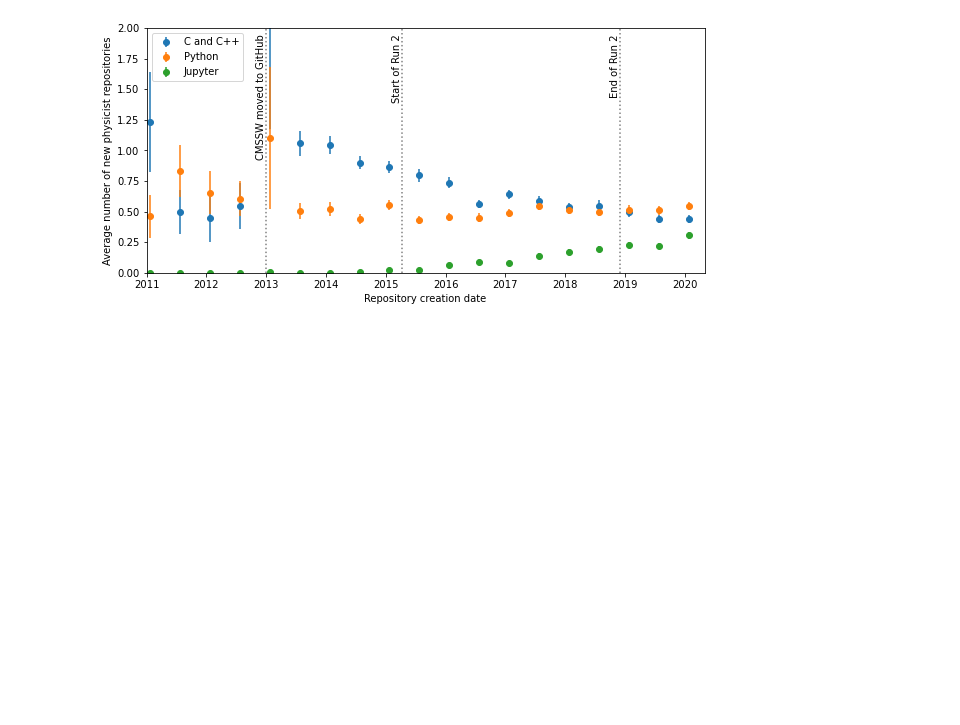
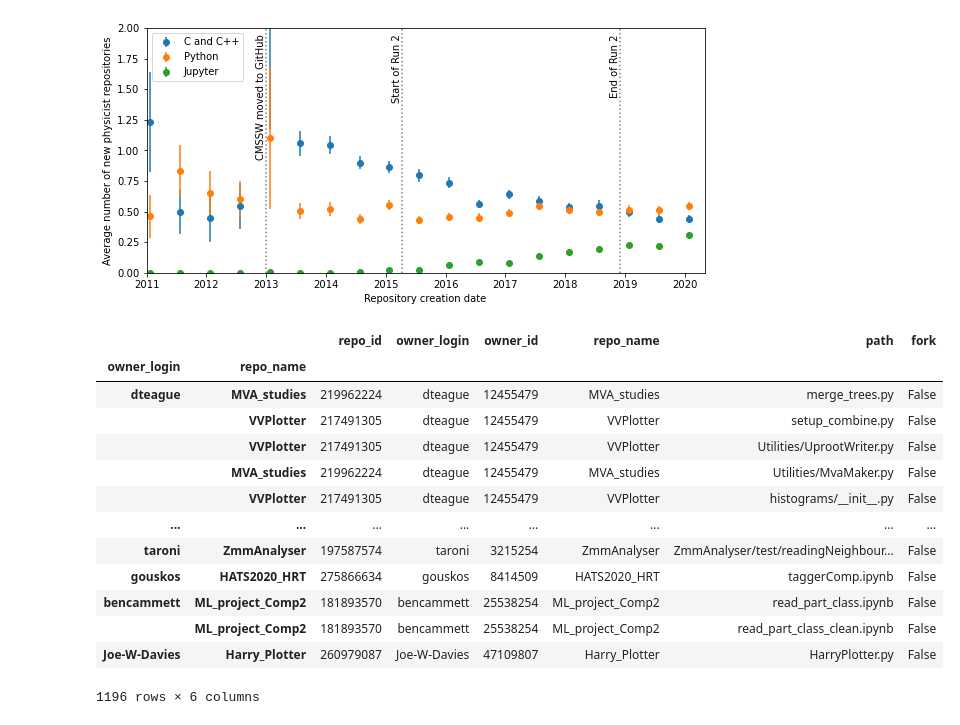
Before and after one commit to jpivarski-talks/2020-08-13-pyhep-debriefing, a Jupyter notebook: analyze-cmssw.ipynb, the cells around one changed output. Saved outputs shown, nothing was run; the diff lists cells and outputs as text; code cells hidden in the pictures; blank space fills up the shorter version.

```diff
--- a/analyze-cmssw.ipynb
+++ b/analyze-cmssw.ipynb
@@ -412,3 +412,40 @@ ax.set_ylim(0, 2)
 ax.legend(loc="upper left");
 # %% [output]
 [figure]
+# %%
+search_uproot_lists = {
+    "repo_id": [],
+    "owner_login": [],
+    "owner_id": [],
+    "repo_name": [],
+    "path": [],
+    "fork": [],
+}
+
+for filename in glob.glob("/mnt/forks-of-cmssw/packages/uproot/*.json"):
+    for match in json.load(open(filename))["items"]:
+        search_uproot_lists["repo_id"].append(match["repository"]["id"])
+        search_uproot_lists["owner_login"].append(match["repository"]["owner"]["login"])
+        search_uproot_lists["owner_id"].append(match["repository"]["owner"]["id"])
+        search_uproot_lists["repo_name"].append(match["repository"]["name"])
+        search_uproot_lists["path"].append(match["path"])
+        search_uproot_lists["fork"].append(match["repository"]["fork"])
+
+search_uproot = pd.DataFrame(search_uproot_lists)
+search_uproot.set_index(["owner_login", "repo_name"], inplace=True, drop=False)
+search_uproot
+# %% [output]
+|  |  | repo_id | owner_login | owner_id | repo_name | path | fork |
+| owner_login | repo_name |  |  |  |  |  |  |
+| dteague | MVA_studies | 219962224 | dteague | 12455479 | MVA_studies | merge_trees.py | False |
+|  | VVPlotter | 217491305 | dteague | 12455479 | VVPlotter | setup_combine.py | False |
+|  | VVPlotter | 217491305 | dteague | 12455479 | VVPlotter | Utilities/UprootWriter.py | False |
+|  | MVA_studies | 219962224 | dteague | 12455479 | MVA_studies | Utilities/MvaMaker.py | False |
+|  | VVPlotter | 217491305 | dteague | 12455479 | VVPlotter | histograms/__init__.py | False |
+| ... | ... | ... | ... | ... | ... | ... | ... |
+| taroni | ZmmAnalyser | 197587574 | taroni | 3215254 | ZmmAnalyser | ZmmAnalyser/test/readingNeighbour... | False |
+| gouskos | HATS2020_HRT | 275866634 | gouskos | 8414509 | HATS2020_HRT | taggerComp.ipynb | False |
+| bencammett | ML_project_Comp2 | 181893570 | bencammett | 25538254 | ML_project_Comp2 | read_part_class.ipynb | False |
+|  | ML_project_Comp2 | 181893570 | bencammett | 25538254 | ML_project_Comp2 | read_part_class_clean.ipynb | False |
+| Joe-W-Davies | Harry_Plotter | 260979087 | Joe-W-Davies | 47109807 | Harry_Plotter | HarryPlotter.py | False |
+1196 rows × 6 columns
```
Also changed, not shown: parts of 2 cells of this notebook.
